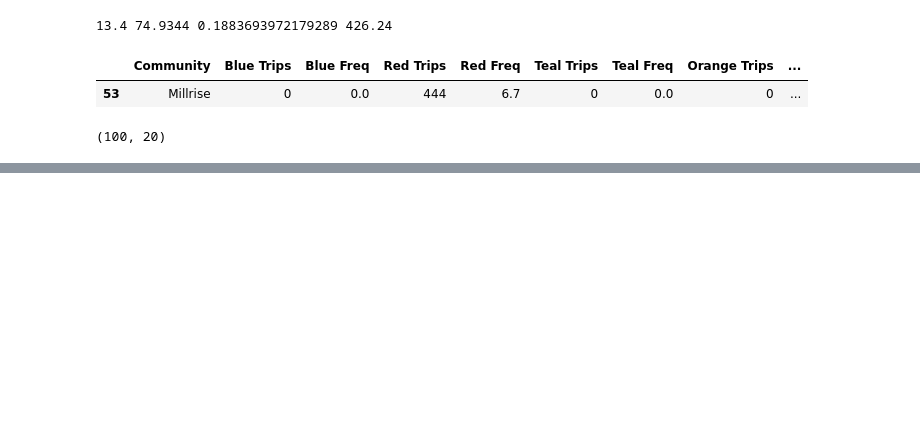
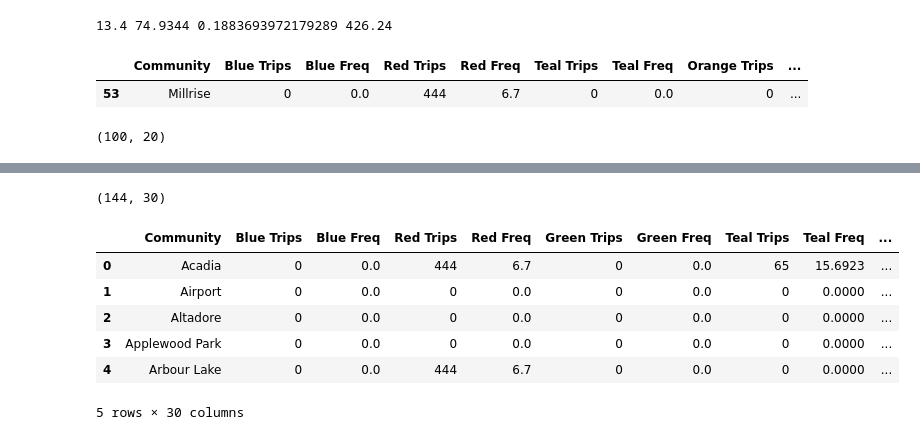
Before and after one commit to sulemanbasit/Calgary-Transit-Economic-Gap-Analysis, a Jupyter notebook: ctga.ipynb, the cells around one changed output, grey strips where cells are left out. Cells and saved outputs as stored; diff of their text form; code cells hidden in the pictures; blank space fills up the shorter version.

```diff
--- a/ctga.ipynb
+++ b/ctga.ipynb
@@ -438,0 +522,6 @@ sup_fc.shape
+# %%
+freq_col = sup_fc.filter(like="Freq")
+trip_col = sup_fc.filter(like="Trips")
+train_col = trip_col.filter(regex="Blue|Red|Green")
+bus_col = trip_col.filter(regex="Orange|Teal|Yellow|Purple|Gray|Future")
+pop_col = sup_fc.filter(like="Population")
@@ -438,0 +537,25 @@ sup_fc.shape
+# %%
+sup_fc['Total Freq'] = freq_col.sum(axis=1)
+sup_fc['Sum Train Capacity'] = train_col.sum(axis=1)*train_capacity
+sup_fc['Sum Bus Capacity'] = bus_col.sum(axis=1)*bus_capacity
+sup_fc["Capacity Index"] = (sup_fc['Sum Train Capacity']+sup_fc['Sum Bus Capacity'])/pop_col.sum(axis=1)
+# %%
+min_freq = min(sup_fc["Total Freq"])
+max_freq = max(sup_fc["Total Freq"])
+min_cap = min(sup_fc['Capacity Index'])
+max_cap = max(sup_fc['Capacity Index'])
+# %%
+sup_fc['SS Freq'] = (sup_fc['Total Freq']-min_freq)/(max_freq-min_freq)
+sup_fc['SS Cap'] = (sup_fc['Capacity Index']-min_cap)/(max_cap-min_cap)
+# %%
+print(sup_fc.shape)
+sup_fc.head()
+# %% [output]
+(144, 30)
+|  | Community | Blue Trips | Blue Freq | Red Trips | Red Freq | Green Trips | Green Freq | Teal Trips | Teal Freq | ... |
+| 0 | Acadia | 0 | 0.0 | 444 | 6.7 | 0 | 0.0 | 65 | 15.6923 | ... |
+| 1 | Airport | 0 | 0.0 | 0 | 0.0 | 0 | 0.0 | 0 | 0.0000 | ... |
+| 2 | Altadore | 0 | 0.0 | 0 | 0.0 | 0 | 0.0 | 0 | 0.0000 | ... |
+| 3 | Applewood Park | 0 | 0.0 | 0 | 0.0 | 0 | 0.0 | 0 | 0.0000 | ... |
+| 4 | Arbour Lake | 0 | 0.0 | 444 | 6.7 | 0 | 0.0 | 0 | 0.0000 | ... |
+5 rows × 30 columns
```
Also changed, not shown: parts of 19 cells of this notebook, 4 other files.
